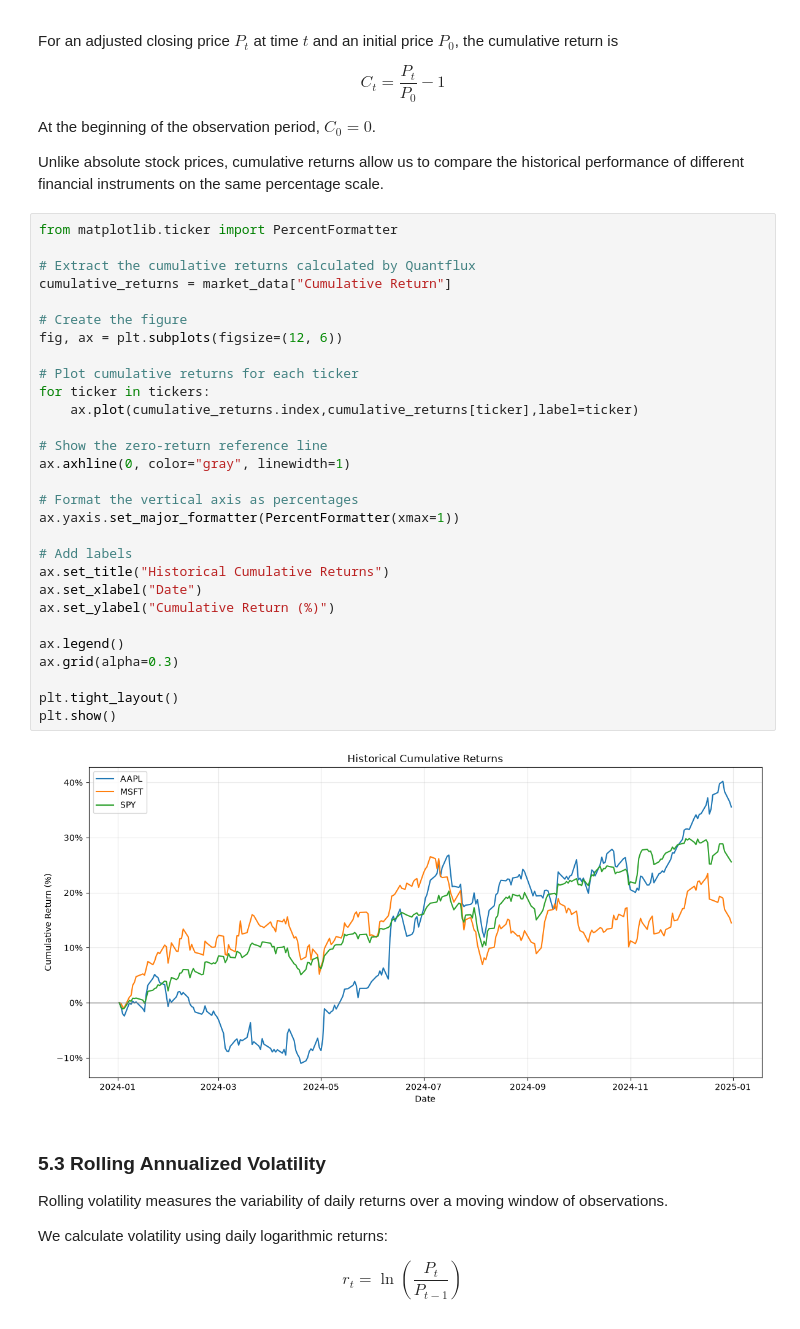
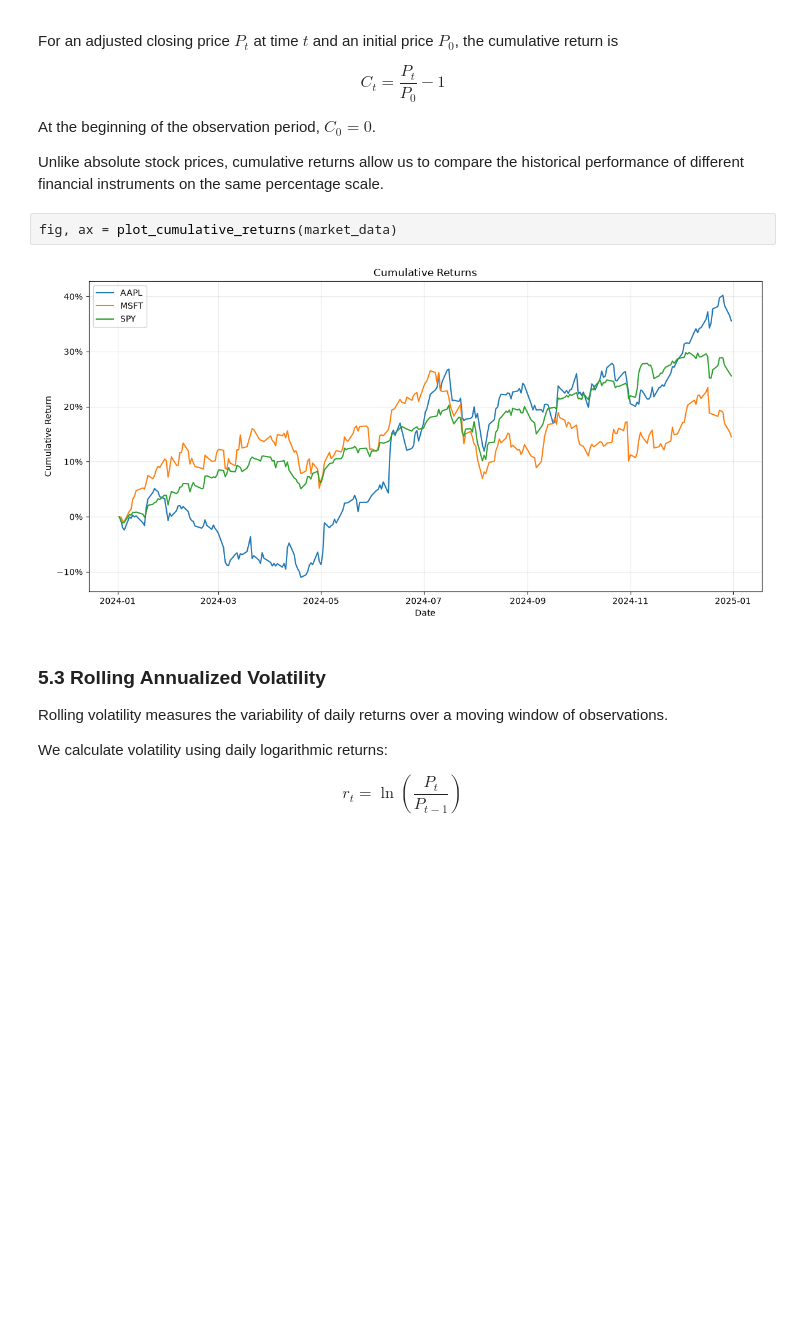
Before and after one commit to luisfelipegz/quantflux, a Jupyter notebook: notebooks/01_market_exploration.ipynb, the cells around one changed output. Saved outputs shown, nothing was run; the diff lists cells and outputs as text; blank space fills up the shorter version.

```diff
--- a/notebooks/01_market_exploration.ipynb
+++ b/notebooks/01_market_exploration.ipynb
@@ -299,36 +280,9 @@ At the beginning of the observation period, $C_0 = 0$.
 
 Unlike absolute stock prices, cumulative returns allow us to compare the historical performance of different financial instruments on the same percentage scale.
 # %%
-from matplotlib.ticker import PercentFormatter
-
-# Extract the cumulative returns calculated by Quantflux
-cumulative_returns = market_data["Cumulative Return"]
-
-# Create the figure
-fig, ax = plt.subplots(figsize=(12, 6))
-
-# Plot cumulative returns for each ticker
-for ticker in tickers:
-    ax.plot(cumulative_returns.index,cumulative_returns[ticker],label=ticker)
-
-# Show the zero-return reference line
-ax.axhline(0, color="gray", linewidth=1)
-
-# Format the vertical axis as percentages
-ax.yaxis.set_major_formatter(PercentFormatter(xmax=1))
-
-# Add labels
-ax.set_title("Historical Cumulative Returns")
-ax.set_xlabel("Date")
-ax.set_ylabel("Cumulative Return (%)")
-
-ax.legend()
-ax.grid(alpha=0.3)
-
-plt.tight_layout()
-plt.show()
+fig, ax = plot_cumulative_returns(market_data)
 # %% [output]
-[figure, old version]
+[figure, new version]
 # %% [markdown]
 ### 5.3 Rolling Annualized Volatility
 
```
Also changed, not shown: parts of 10 cells of this notebook, 3 other files.
